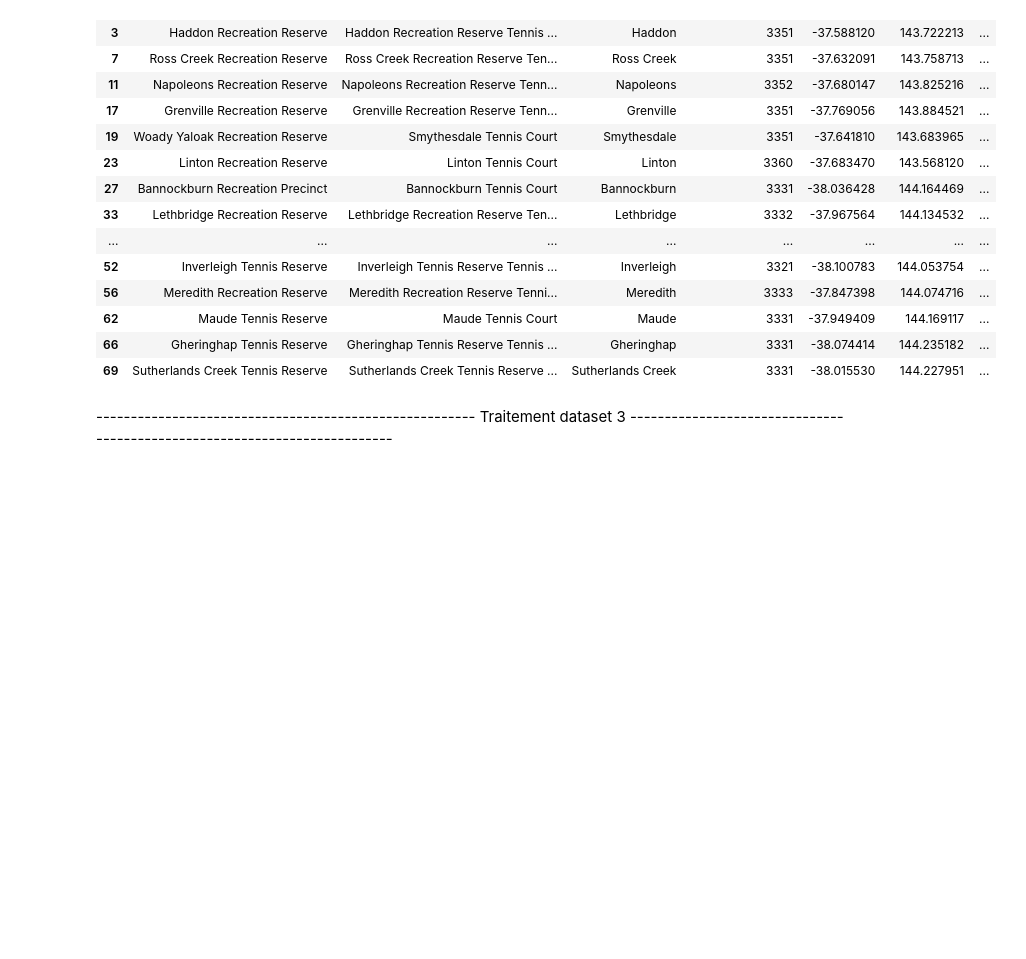
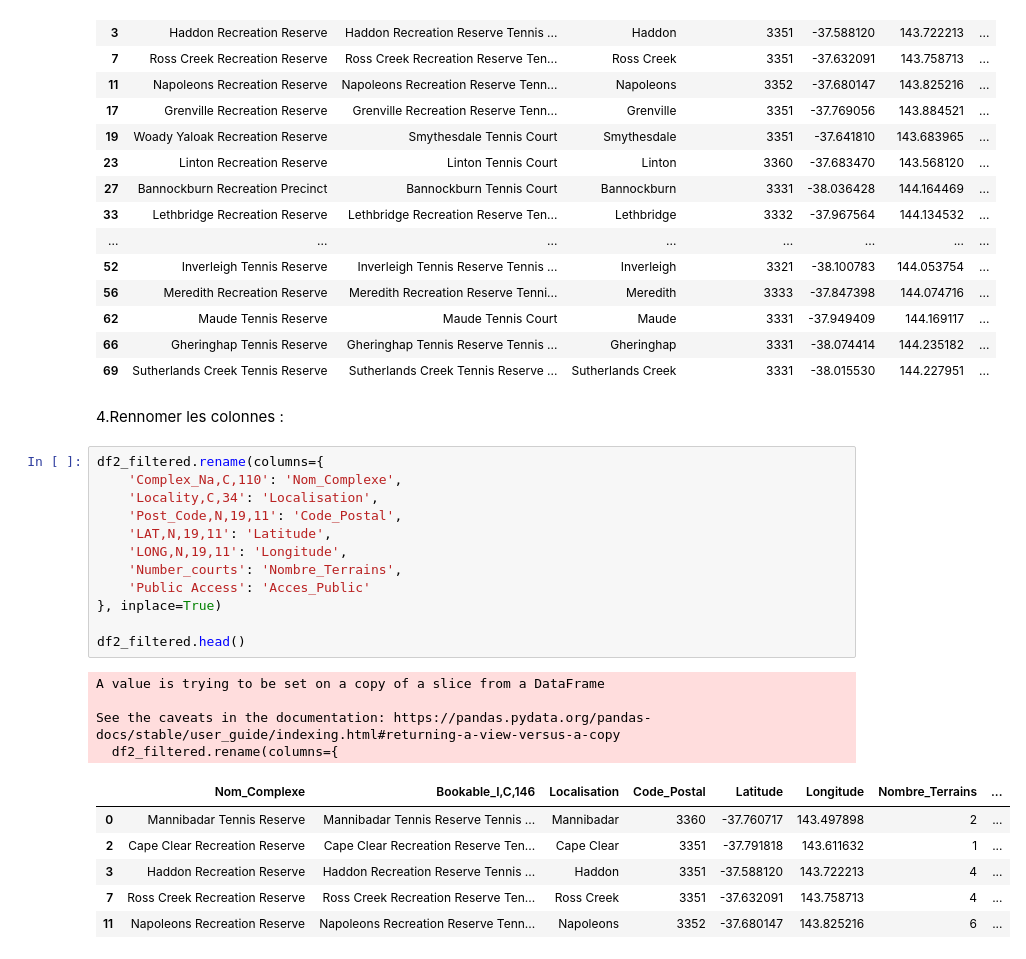
Before and after one commit to S0nia11/Projet_Sp-, a Jupyter notebook: Nettoyage data/Datasets/Terrains/Nettoyage_datasets_terrains.ipynb, the cells around one changed output. Saved outputs shown, nothing was run; the diff lists cells and outputs as text; blank space fills up the shorter version.

```diff
--- a/Nettoyage data/Datasets/Terrains/Nettoyage_datasets_terrains.ipynb
+++ b/Nettoyage data/Datasets/Terrains/Nettoyage_datasets_terrains.ipynb
@@ -268,5 +250,28 @@ See the caveats in the documentation: https://pandas.pydata.org/pandas-docs/stab
 | 62 | Maude Tennis Reserve | Maude Tennis Court | Maude | 3331 | -37.949409 | 144.169117 | ... |
 | 66 | Gheringhap Tennis Reserve | Gheringhap Tennis Reserve Tennis ... | Gheringhap | 3331 | -38.074414 | 144.235182 | ... |
 | 69 | Sutherlands Creek Tennis Reserve | Sutherlands Creek Tennis Reserve ... | Sutherlands Creek | 3331 | -38.015530 | 144.227951 | ... |
-# %% [markdown]
-------------------------------------------------------- Traitement dataset 3 --------------------------------------------------------------------------
+# %% [markdown]
+4.Rennomer les colonnes :
+# %%
+df2_filtered.rename(columns={
+    'Complex_Na,C,110': 'Nom_Complexe',
+    'Locality,C,34': 'Localisation',
+    'Post_Code,N,19,11': 'Code_Postal',
+    'LAT,N,19,11': 'Latitude',
+    'LONG,N,19,11': 'Longitude',
+    'Number_courts': 'Nombre_Terrains',
+    'Public Access': 'Acces_Public'
+}, inplace=True)
+
+df2_filtered.head()
+# %% [output]
+A value is trying to be set on a copy of a slice from a DataFrame
+
+See the caveats in the documentation: https://pandas.pydata.org/pandas-docs/stable/user_guide/indexing.html#returning-a-view-versus-a-copy
+  df2_filtered.rename(columns={
+|  | Nom_Complexe | Bookable_I,C,146 | Localisation | Code_Postal | Latitude | Longitude | Nombre_Terrains | ... |
+| 0 | Mannibadar Tennis Reserve | Mannibadar Tennis Reserve Tennis ... | Mannibadar | 3360 | -37.760717 | 143.497898 | 2 | ... |
+| 2 | Cape Clear Recreation Reserve | Cape Clear Recreation Reserve Ten... | Cape Clear | 3351 | -37.791818 | 143.611632 | 1 | ... |
+| 3 | Haddon Recreation Reserve | Haddon Recreation Reserve Tennis ... | Haddon | 3351 | -37.588120 | 143.722213 | 4 | ... |
+| 7 | Ross Creek Recreation Reserve | Ross Creek Recreation Reserve Ten... | Ross Creek | 3351 | -37.632091 | 143.758713 | 4 | ... |
+| 11 | Napoleons Recreation Reserve | Napoleons Recreation Reserve Tenn... | Napoleons | 3352 | -37.680147 | 143.825216 | 6 | ... |
```
Also changed, not shown: parts of 9 cells of this notebook, 5 other files.
